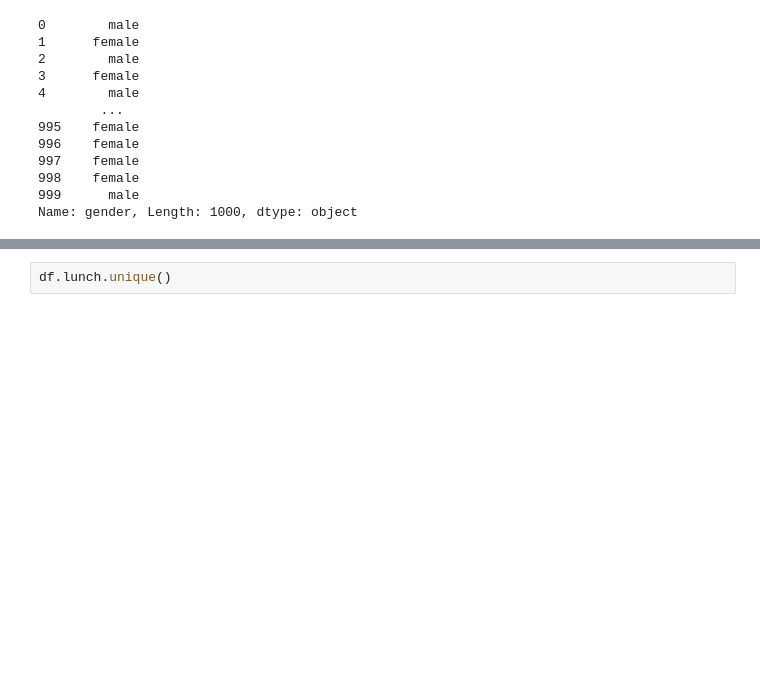
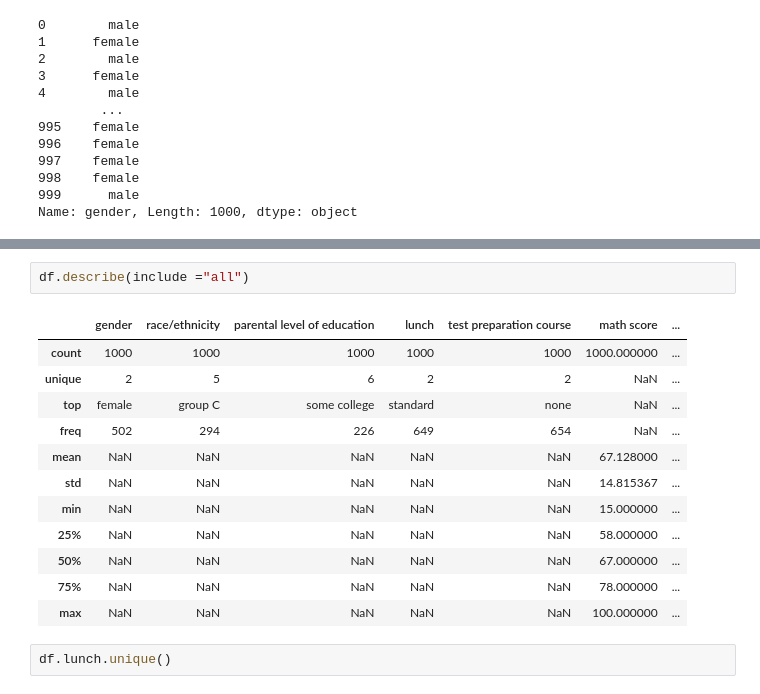
Before and after one commit to Ravi8889/Dphi-Bootcamps, a Jupyter notebook: Introduction for Pandas/Day4.ipynb, the cells around one changed output, grey strips where cells are left out. Cells and saved outputs as stored; diff of their text form; blank space fills up the shorter version.

```diff
--- a/Introduction for Pandas/Day4.ipynb
+++ b/Introduction for Pandas/Day4.ipynb
@@ -88,3 +108,18 @@ Name: gender, Length: 1000, dtype: object
+# %%
+df.describe(include ="all")
+# %% [output]
+|  | gender | race/ethnicity | parental level of education | lunch | test preparation course | math score | ... |
+| count | 1000 | 1000 | 1000 | 1000 | 1000 | 1000.000000 | ... |
+| unique | 2 | 5 | 6 | 2 | 2 | NaN | ... |
+| top | female | group C | some college | standard | none | NaN | ... |
+| freq | 502 | 294 | 226 | 649 | 654 | NaN | ... |
+| mean | NaN | NaN | NaN | NaN | NaN | 67.128000 | ... |
+| std | NaN | NaN | NaN | NaN | NaN | 14.815367 | ... |
+| min | NaN | NaN | NaN | NaN | NaN | 15.000000 | ... |
+| 25% | NaN | NaN | NaN | NaN | NaN | 58.000000 | ... |
+| 50% | NaN | NaN | NaN | NaN | NaN | 67.000000 | ... |
+| 75% | NaN | NaN | NaN | NaN | NaN | 78.000000 | ... |
+| max | NaN | NaN | NaN | NaN | NaN | 100.000000 | ... |
 # %%
 df.lunch.unique()
 # %% [output]
```
Also changed, not shown: parts of 4 cells of this notebook, 1 other file.
